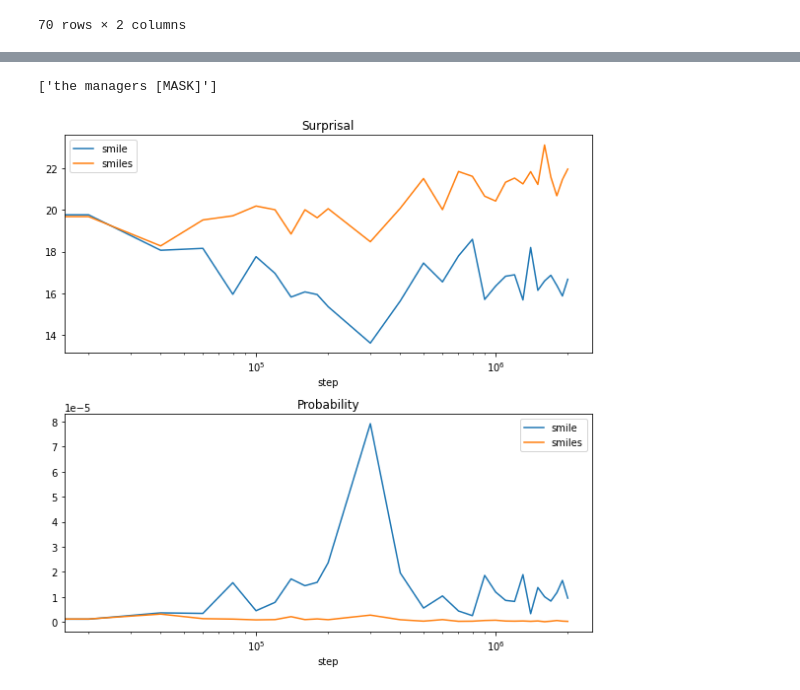
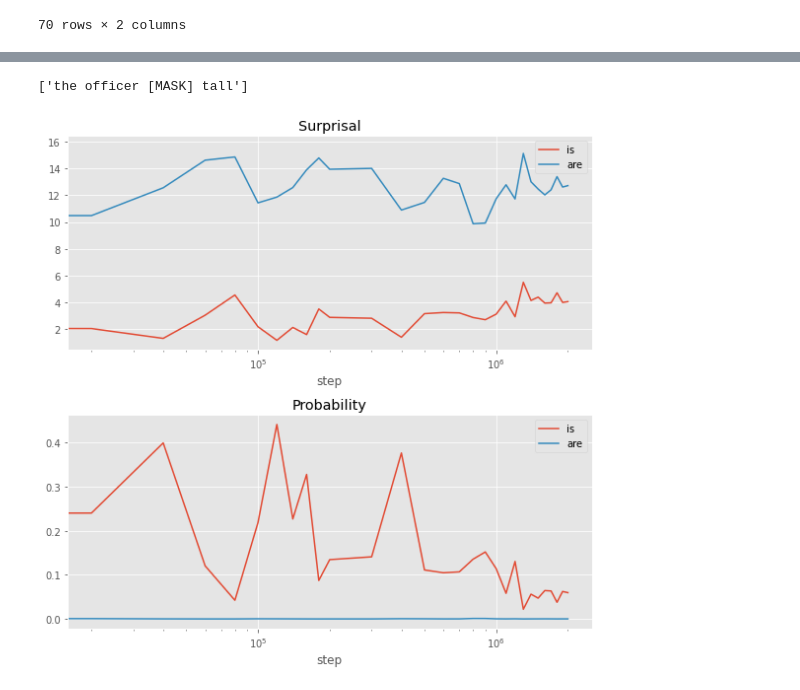
Before and after one commit to NazaninShafiabadi/word-acquisition-language-models, a Jupyter notebook: scripts/analyses.ipynb, the cells around one changed output, grey strips where cells are left out. Drawn from its saved outputs; the diff is of its cells as text; code cells hidden in the pictures.

```diff
--- a/scripts/analyses.ipynb
+++ b/scripts/analyses.ipynb
@@ -510,7 +511,8 @@ def corpus_evaluation(data_df, model):
             sent_id += 1
     return results_df
 # %%
-def plot(df):
+def plot_single_pair(df):
+    plt.style.use('ggplot')
     fig, axs = plt.subplots(2, figsize=(8, 8))
 
     labels = df['label'].unique().tolist()
@@ -571,0 +586,6 @@ results_df
+# %%
+results_df = pd.read_csv('../results/simple_agrmt_results.csv', sep='\t')
+
+# in every sentence pair (same sent_id) the first label is the correct label.
+results_df.insert(results_df.columns.get_loc('label') + 1, 'correct', results_df.groupby(['step', 'sent_id']).cumcount() % 2 == 0)
+results_df
@@ -572,6 +606,6 @@ results_df
 # %%
-print(results_df[results_df['sent_id'] == 100]['masked_sent'].unique())
-plot(results_df[results_df['sent_id'] == 100])
+print(results_df[results_df['sent_id'] == 45]['masked_sent'].unique())
+plot_single_pair(results_df[results_df['sent_id'] == 45])
 # %% [output]
-['the managers [MASK]']
+['the officer [MASK] tall']
-[figure, old version]
+[figure, new version]
```
Also changed, not shown: parts of 9 cells of this notebook.
